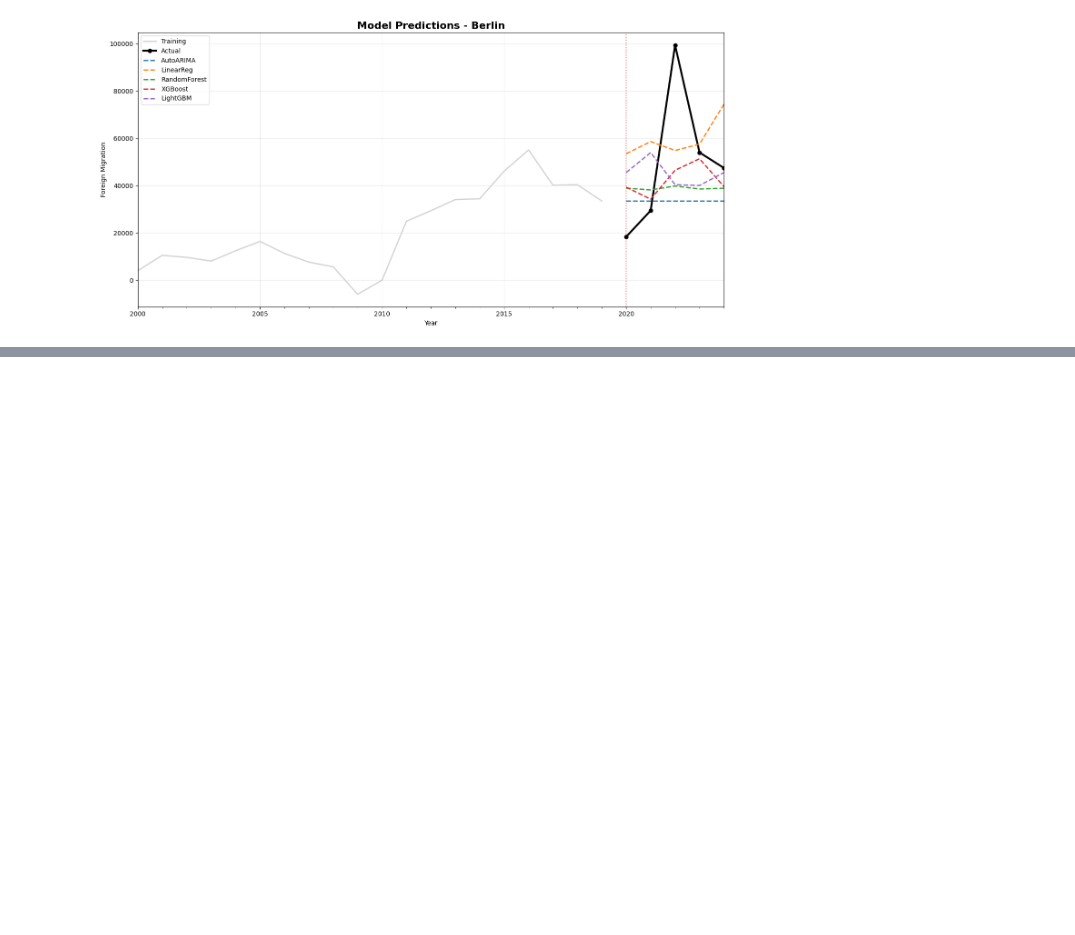
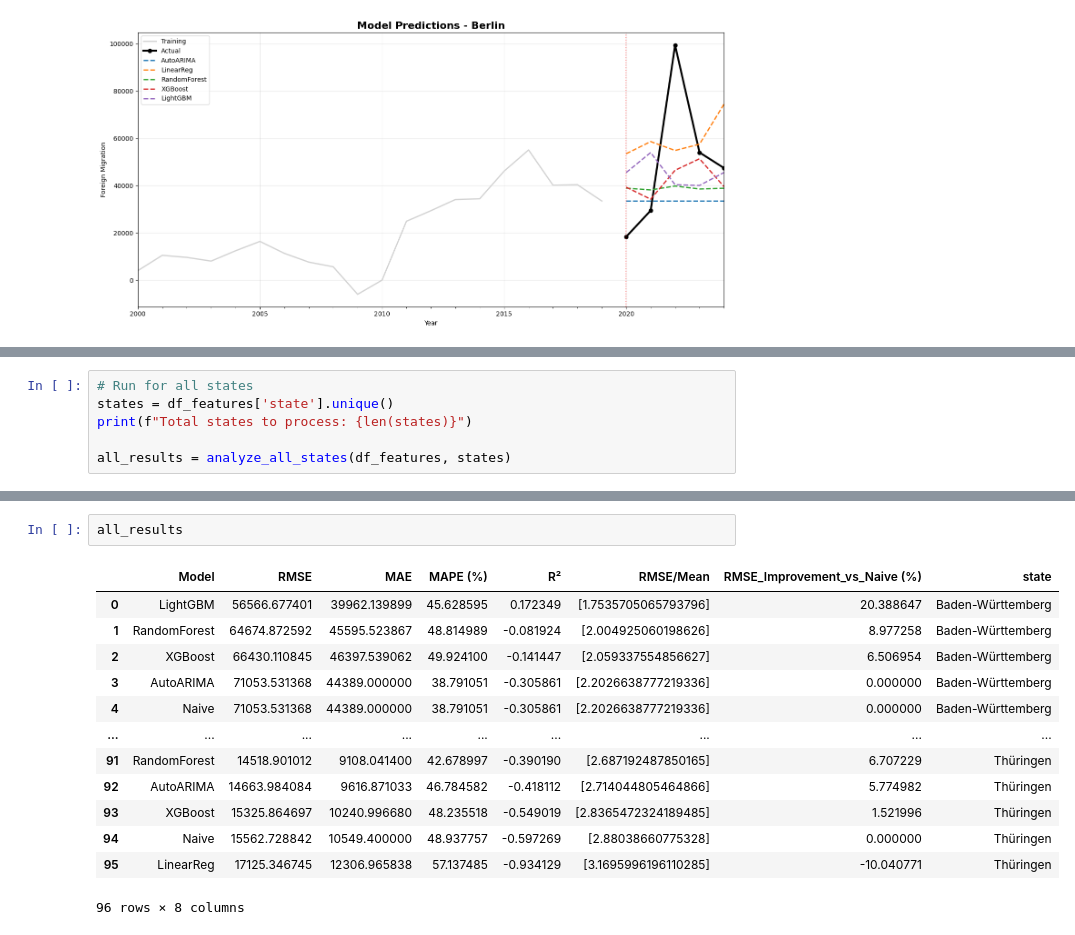
Before and after one commit to chiraagmishra/urban-technology-project, a Jupyter notebook: urbanTech.ipynb, the cells around one changed output, grey strips where cells are left out. Drawn from its saved outputs; the diff is of its cells as text; blank space fills up the shorter version.

```diff
--- a/urbanTech.ipynb
+++ b/urbanTech.ipynb
@@ -729,0 +818,6 @@ plot_predictions(train_target, test_target, predictions, state_name)
+# %%
+# Run for all states
+states = df_features['state'].unique()
+print(f"Total states to process: {len(states)}")
+
+all_results = analyze_all_states(df_features, states)
@@ -729,0 +1052,16 @@ plot_predictions(train_target, test_target, predictions, state_name)
+# %%
+all_results
+# %% [output]
+|  | Model | RMSE | MAE | MAPE (%) | R² | RMSE/Mean | RMSE_Improvement_vs_Naive (%) | state |
+| 0 | LightGBM | 56566.677401 | 39962.139899 | 45.628595 | 0.172349 | [1.7535705065793796] | 20.388647 | Baden-Württemberg |
+| 1 | RandomForest | 64674.872592 | 45595.523867 | 48.814989 | -0.081924 | [2.004925060198626] | 8.977258 | Baden-Württemberg |
+| 2 | XGBoost | 66430.110845 | 46397.539062 | 49.924100 | -0.141447 | [2.059337554856627] | 6.506954 | Baden-Württemberg |
+| 3 | AutoARIMA | 71053.531368 | 44389.000000 | 38.791051 | -0.305861 | [2.2026638777219336] | 0.000000 | Baden-Württemberg |
+| 4 | Naive | 71053.531368 | 44389.000000 | 38.791051 | -0.305861 | [2.2026638777219336] | 0.000000 | Baden-Württemberg |
+| ... | ... | ... | ... | ... | ... | ... | ... | ... |
+| 91 | RandomForest | 14518.901012 | 9108.041400 | 42.678997 | -0.390190 | [2.687192487850165] | 6.707229 | Thüringen |
+| 92 | AutoARIMA | 14663.984084 | 9616.871033 | 46.784582 | -0.418112 | [2.714044805464866] | 5.774982 | Thüringen |
+| 93 | XGBoost | 15325.864697 | 10240.996680 | 48.235518 | -0.549019 | [2.8365472324189485] | 1.521996 | Thüringen |
+| 94 | Naive | 15562.728842 | 10549.400000 | 48.937757 | -0.597269 | [2.88038660775328] | 0.000000 | Thüringen |
+| 95 | LinearReg | 17125.346745 | 12306.965838 | 57.137485 | -0.934129 | [3.1695996196110285] | -10.040771 | Thüringen |
+96 rows × 8 columns
```
Also changed, not shown: parts of 16 cells of this notebook.
